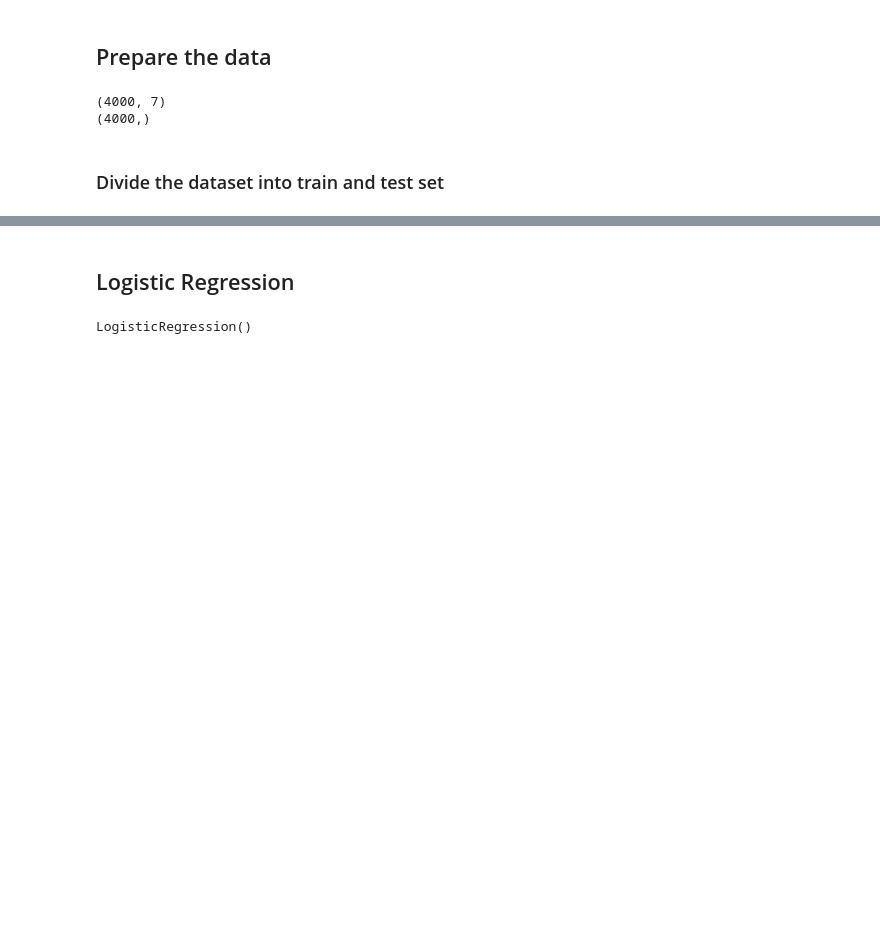
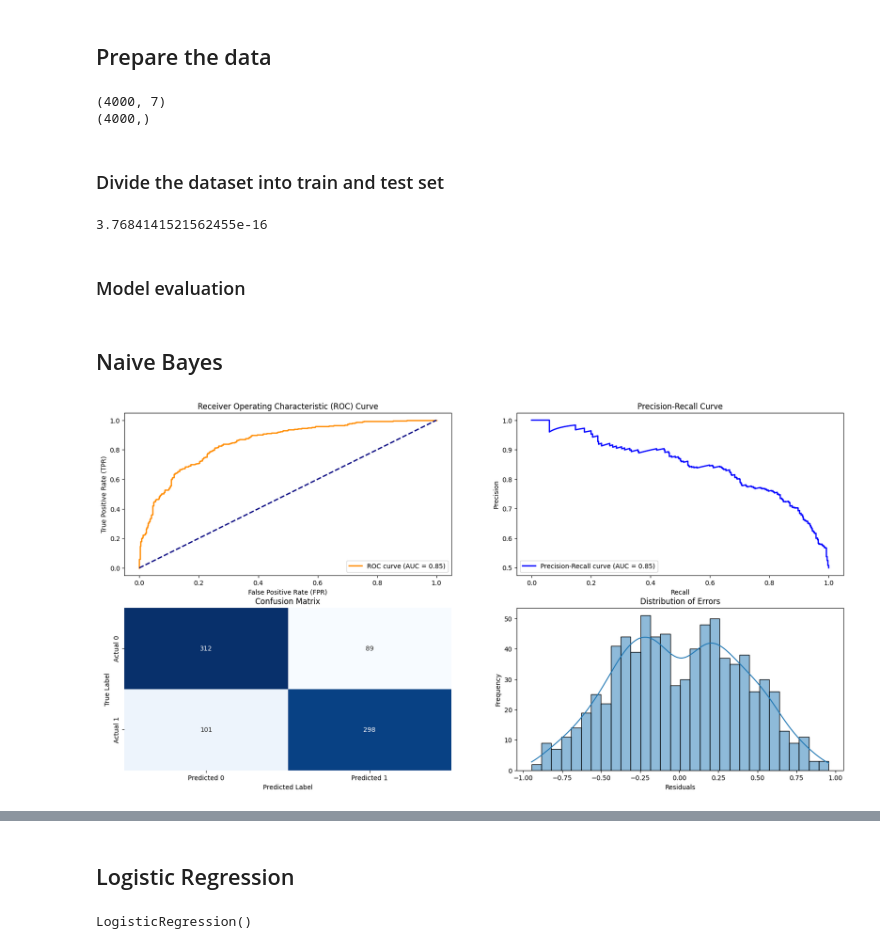
Before and after one commit to Moster2698/MachineLearning-UNIVR, a Jupyter notebook: Project.ipynb, the cells around one changed output, grey strips where cells are left out. Cells and saved outputs as stored; diff of their text form; code cells hidden in the pictures; blank space fills up the shorter version.

Commit message:
Creation of model class

```diff
--- a/Project.ipynb
+++ b/Project.ipynb
@@ -404,3 +383,11 @@ print(y.shape)
 ### Divide the dataset into train and test set
 # %%
 X_train,X_test,y_train,y_test = train_test_split(X,y,test_size=0.2,random_state=42)
+# %%
+scaler = StandardScaler()
+X_train_scaled = scaler.fit_transform(X_train)
+X_test_scaled = scaler.fit_transform(X_test)
+# %% [output]
+3.7684141521562455e-16
+# %% [markdown]
+### Model evaluation
@@ -406,0 +476,8 @@ X_train,X_test,y_train,y_test = train_test_split(X,y,test_size=0.2,random_state=
+# %% [markdown]
+## Naive Bayes
+# %%
+model = Model(GaussianNB())
+model.fit()
+model.visualize_metrics()
+# %% [output]
+[figure, added]
```
Also changed, not shown: parts of 80 cells of this notebook.
